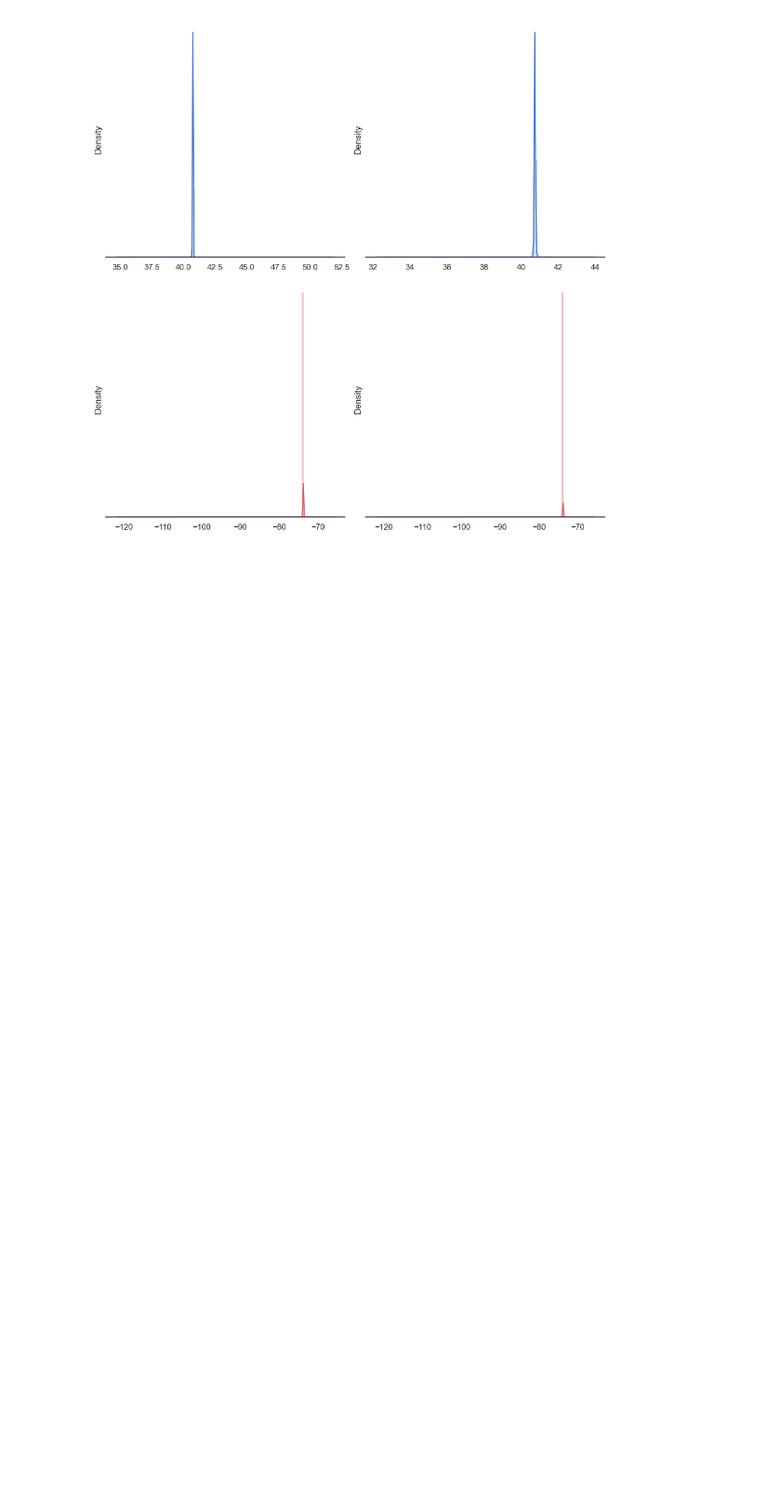
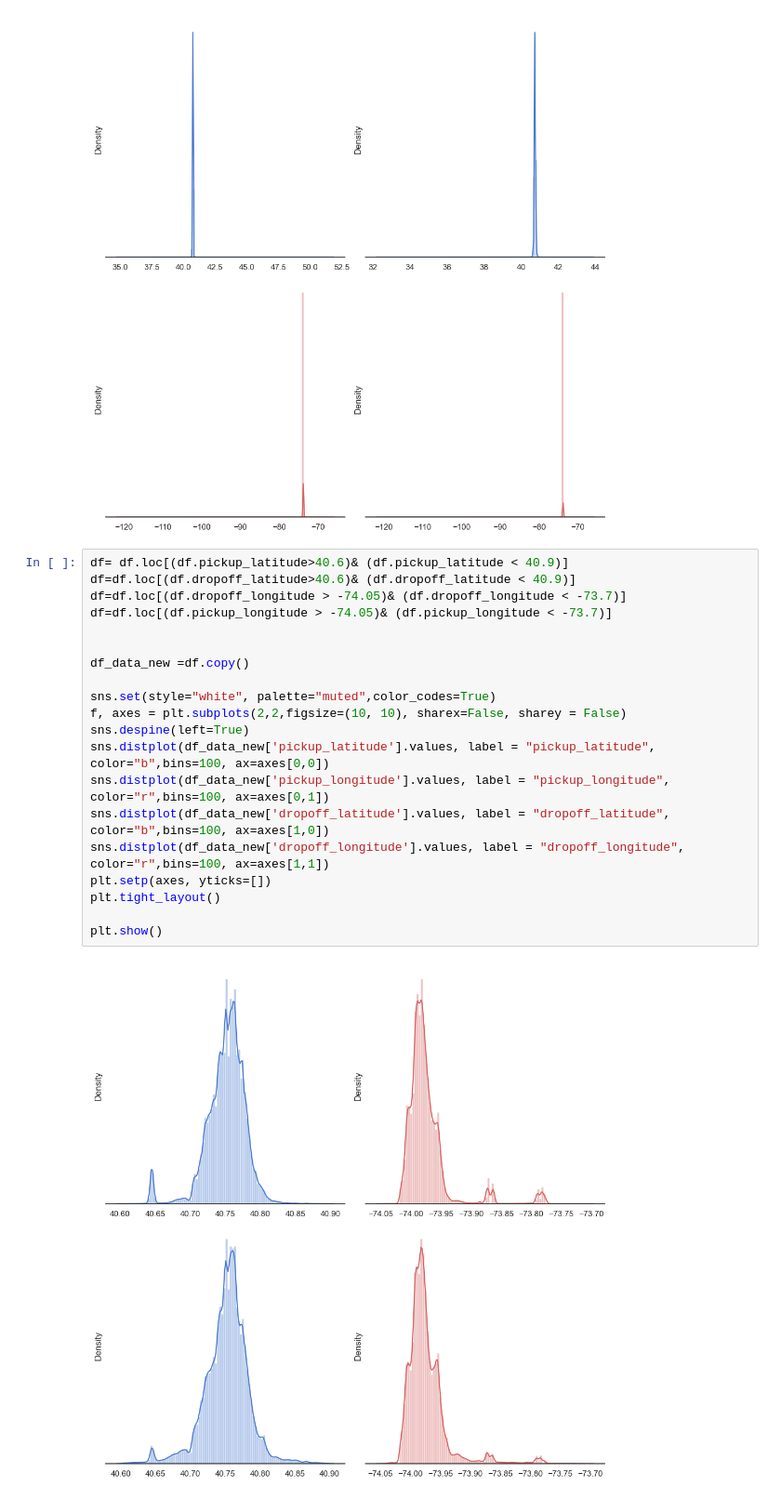
Before and after one commit to Siddharth-Xenon/nyc-taxi-trip-duration, a Jupyter notebook: Untitled.ipynb, the cells around one changed output. Shown: that part at 93% size. Drawn from its saved outputs; the diff is of its cells as text; blank space fills up the shorter version.

```diff
--- a/Untitled.ipynb
+++ b/Untitled.ipynb
@@ -178,3 +180,25 @@ plt.tight_layout()
 plt.show()
 # %% [output]
 [figure]
+# %%
+df= df.loc[(df.pickup_latitude>40.6)& (df.pickup_latitude < 40.9)]
+df=df.loc[(df.dropoff_latitude>40.6)& (df.dropoff_latitude < 40.9)]
+df=df.loc[(df.dropoff_longitude > -74.05)& (df.dropoff_longitude < -73.7)]
+df=df.loc[(df.pickup_longitude > -74.05)& (df.pickup_longitude < -73.7)]
+
+
+df_data_new =df.copy()
+
+sns.set(style="white", palette="muted",color_codes=True)
+f, axes = plt.subplots(2,2,figsize=(10, 10), sharex=False, sharey = False)
+sns.despine(left=True)
+sns.distplot(df_data_new['pickup_latitude'].values, label = "pickup_latitude", color="b",bins=100, ax=axes[0,0])
+sns.distplot(df_data_new['pickup_longitude'].values, label = "pickup_longitude", color="r",bins=100, ax=axes[0,1])
+sns.distplot(df_data_new['dropoff_latitude'].values, label = "dropoff_latitude", color="b",bins=100, ax=axes[1,0])
+sns.distplot(df_data_new['dropoff_longitude'].values, label = "dropoff_longitude", color="r",bins=100, ax=axes[1,1])
+plt.setp(axes, yticks=[])
+plt.tight_layout()
+
+plt.show()
+# %% [output]
+[figure, added]
```
Also changed, not shown: parts of 14 cells of this notebook, 1 other file.
